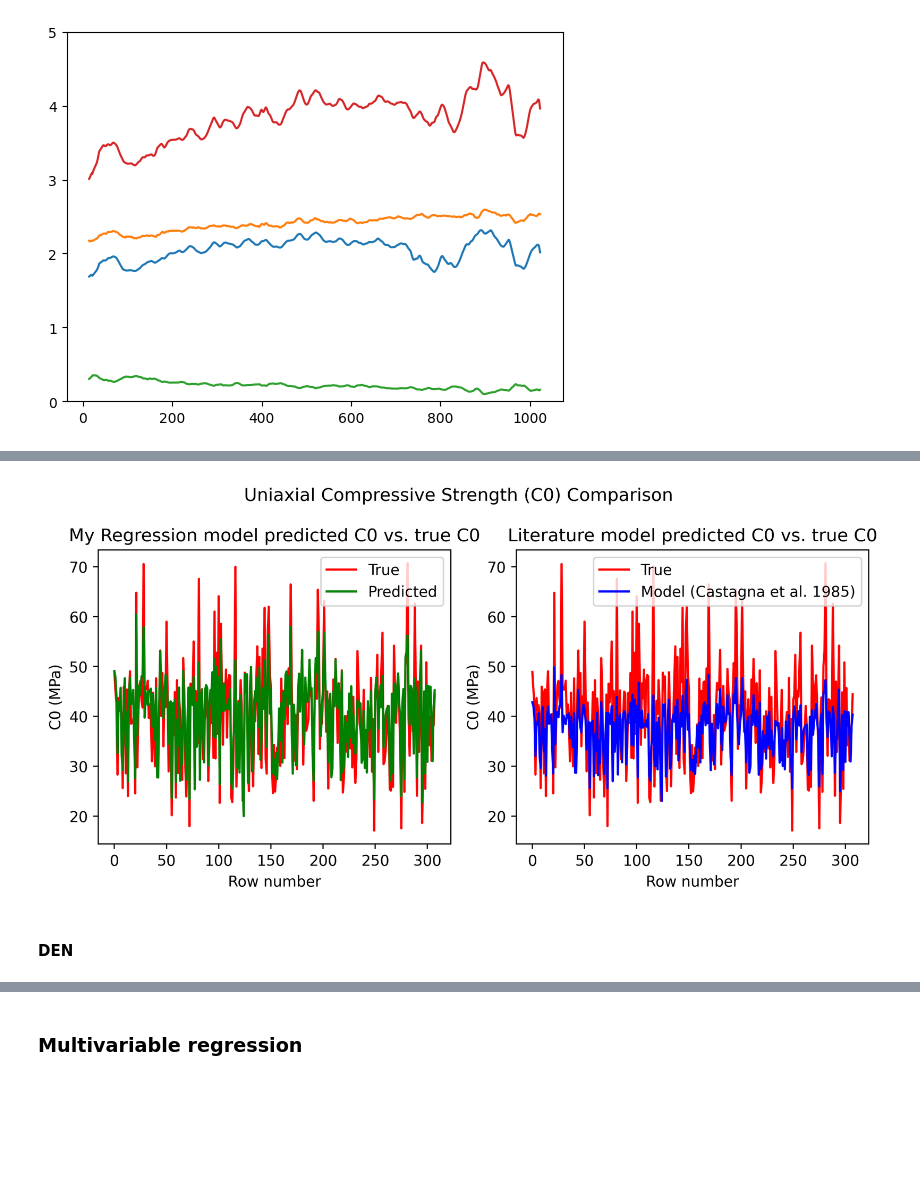
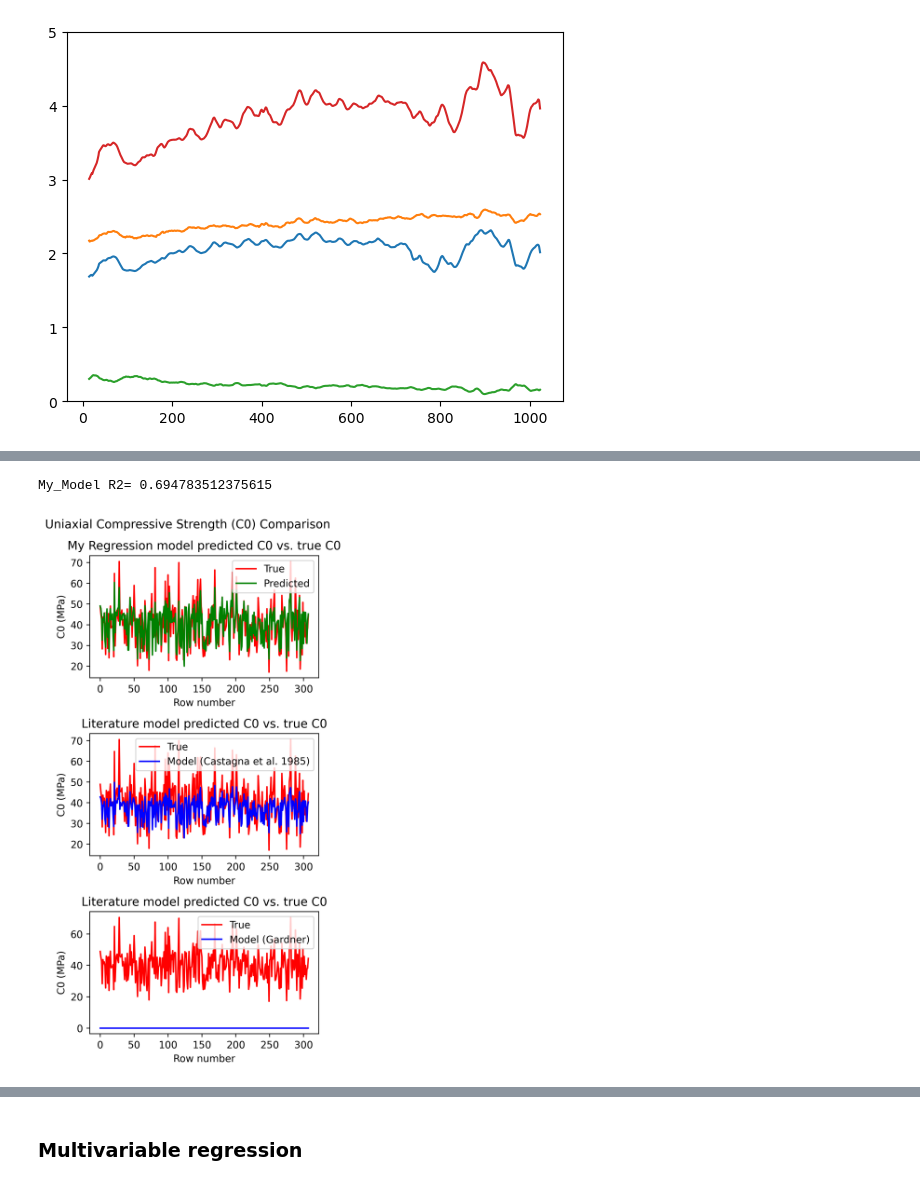
Before and after one commit to GitLars0/Teknisk-Modellering, a Jupyter notebook: ass_3/Project3_1.ipynb, the cells around one changed output, grey strips where cells are left out. Drawn from its saved outputs; the diff is of its cells as text; code cells hidden in the pictures; blank space fills up the shorter version.

```diff
--- a/ass_3/Project3_1.ipynb
+++ b/ass_3/Project3_1.ipynb
@@ -346,26 +390,50 @@ r_adjusted = 0.6934292990359386
 # %%
-fig, axes = plt.subplots(1, 2, figsize=(8,4), dpi = 380)
+def show_co(X, y):
+    x_train, x_test, y_train, y_test = train_test_split(X,y, test_size=0.3, random_state=42)
+    regression = LinearRegression()
+    regression.fit(x_train, y_train)
+    y_pred = regression.predict(x_test)
 
-fig.suptitle("Uniaxial Compressive Strength (C0) Comparison")
-# Plotting regression model predicted C0 and true C0
-axes[0].plot(Co_true, label = "True", color = "red")
-axes[0].plot(Co_my_model, label = "Predicted", color = "green")
-axes[0].set_xlabel("Row number")
-axes[0].set_ylabel("C0 (MPa)")
-axes[0].set_title("My Regression model predicted C0 vs. true C0")
-axes[0].legend()
+    Co_true = np.array(0.77*y_test**2.93)
+    Co_my_model = 0.77*y_pred**2.93
+    Co_Castagna = np.array(0.77*(1.16*x_test + 1.36)**2.93)
+    p = (0.23*x_test**0.25)
+    Co_gardner = np.array(0.77*(0.0003048*(p/0.23)**4)**2.93)
+    print('My_Model R2=', r2_score(Co_true, Co_my_model))
+
+    fig, axes = plt.subplots(3, 1, figsize=(4,8), dpi = 380)
+
+    fig.suptitle("Uniaxial Compressive Strength (C0) Comparison")
+    # Plotting regression model predicted C0 and true C0
+    axes[0].plot(Co_true, label = "True", color = "red")
+    axes[0].plot(Co_my_model, label = "Predicted", color = "green")
+    axes[0].set_xlabel("Row number")
+    axes[0].set_ylabel("C0 (MPa)")
+    axes[0].set_title("My Regression model predicted C0 vs. true C0")
+    axes[0].legend()
 
 
-# Plotting literature model (Castagna et al. (1985)) predicted C0 and true C0
-axes[1].plot(Co_true, label = "True", color = "red")
-axes[1].plot(Co_Castagna, label = "Model (Castagna et al. 1985)", color = "blue")
-axes[1].set_xlabel("Row number")
-axes[1].set_ylabel("C0 (MPa)")
-axes[1].set_title("Literature model predicted C0 vs. true C0")
-axes[1].legend()
-plt.tight_layout()
-plt.show()
+    # Plotting literature model (Castagna et al. (1985)) predicted C0 and true C0
+    axes[1].plot(Co_true, label = "True", color = "red")
+    axes[1].plot(Co_Castagna, label = "Model (Castagna et al. 1985)", color = "blue")
+    axes[1].set_xlabel("Row number")
+    axes[1].set_ylabel("C0 (MPa)")
+    axes[1].set_title("Literature model predicted C0 vs. true C0")
+    axes[1].legend()
+
+    axes[2].plot(Co_true, label = "True", color = "red")
+    axes[2].plot(Co_gardner, label = "Model (Gardner)", color = "blue")
+    axes[2].set_xlabel("Row number")
+    axes[2].set_ylabel("C0 (MPa)")
+    axes[2].set_title("Literature model predicted C0 vs. true C0")
+    axes[2].legend()
+    plt.tight_layout()
+    plt.show()
+
+y = df4['Vp']
+
+X = df4[['Vs']]
+show_co(X, y)
 # %% [output]
+My_Model R2= 0.694783512375615
-[figure, old version]
+[figure, new version]
-# %% [markdown]
-#### DEN
```
Also changed, not shown: parts of 33 cells of this notebook, 2 other files.
